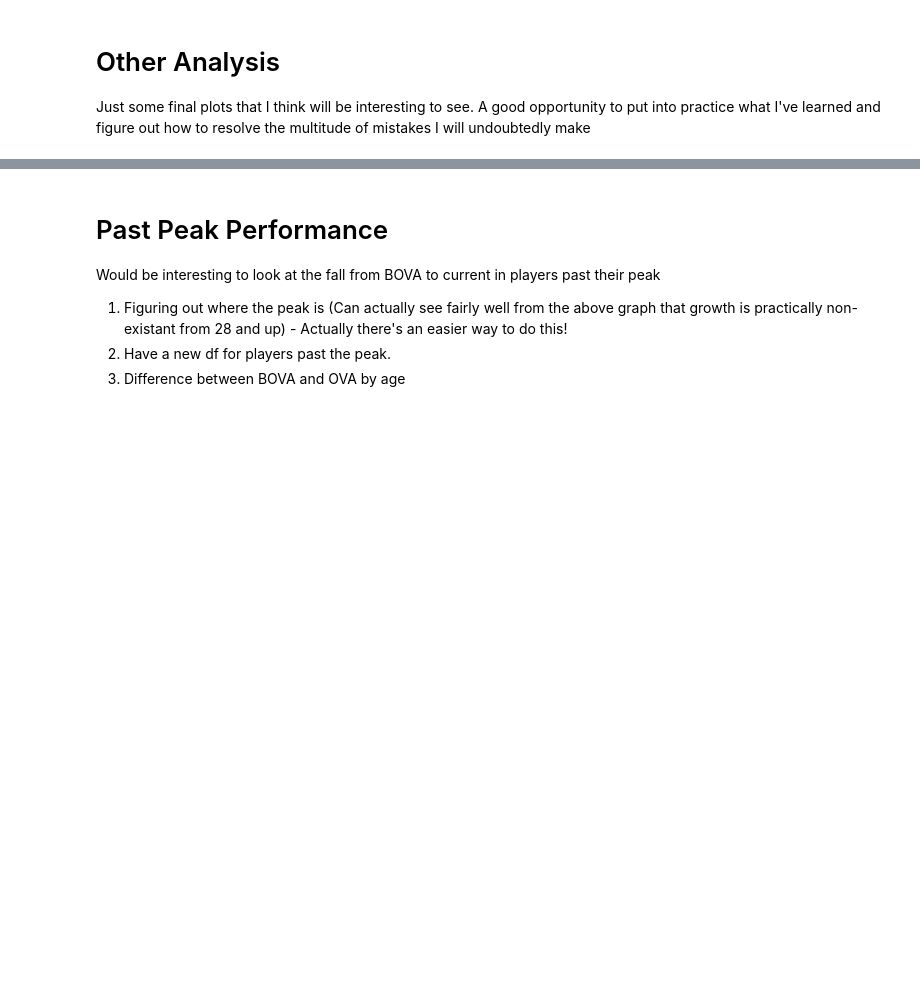
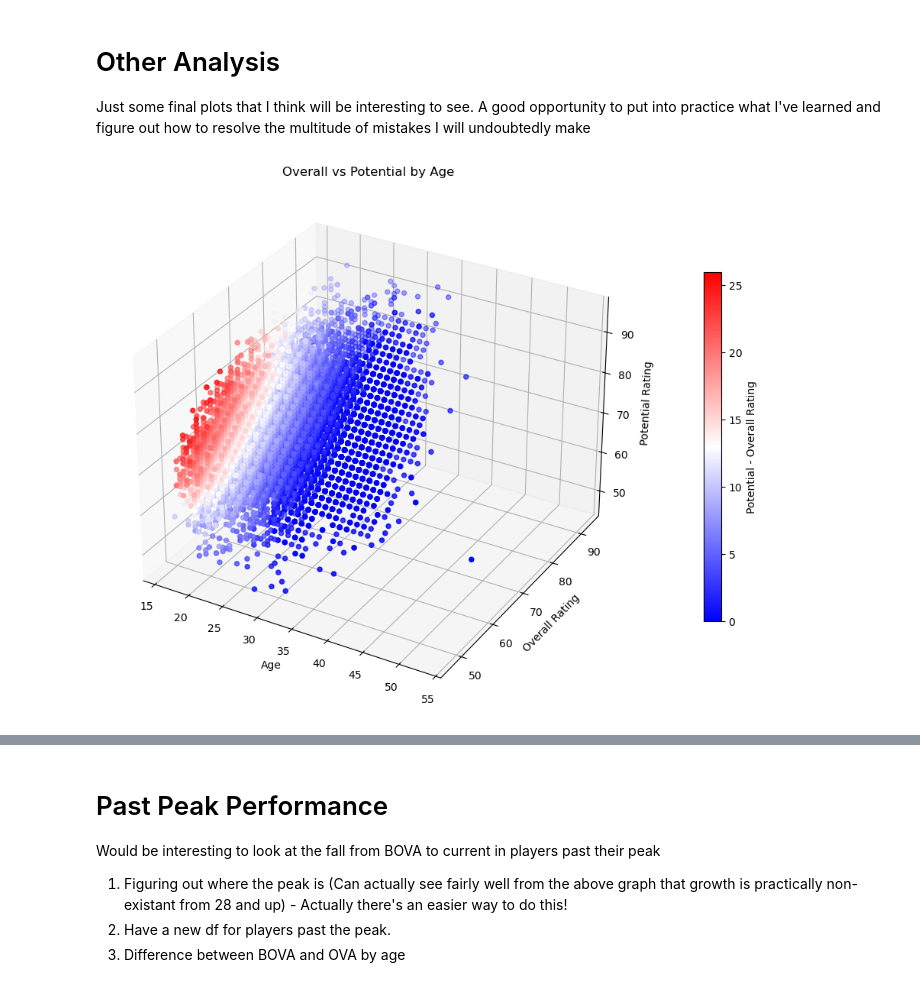
Before and after one commit to BenjaminDWood/FIFA, a Jupyter notebook: FIFA_Preprocessed.ipynb, the cells around one changed output, grey strips where cells are left out. Drawn from its saved outputs; the diff is of its cells as text; code cells hidden in the pictures; blank space fills up the shorter version.

```diff
--- a/FIFA_Preprocessed.ipynb
+++ b/FIFA_Preprocessed.ipynb
@@ -376,19 +376,25 @@ plt.show()
 Just some final plots that I think will be interesting to see. A good opportunity to put into practice what I've learned and figure out how to resolve the multitude of mistakes I will undoubtedly make
 # %%
 #Relationship between OVA and POT by Age
+#This graph isn't really suitable for what I'm attempting to show, but I've left for learning's sake.
 
-fig = plt.figure(figsize=(10, 7))
+fig = plt.figure(figsize=(12, 9))
 ax = fig.add_subplot(111, projection='3d')
 
-ax.scatter(df['Age'], df['OVA'], df['POT'],
-           c=df['POT'] - df['OVA'], cmap='viridis', s=20)
+scatter = ax.scatter(df['Age'], df['OVA'], df['POT'],
+           c=df['POT'] - df['OVA'], cmap='bwr', s=19)
 
 ax.set_xlabel('Age')
 ax.set_ylabel('Overall Rating')
 ax.set_zlabel('Potential Rating')
 ax.set_title('Overall vs Potential by Age')
 
+cbar = fig.colorbar(scatter, ax=ax, pad=0.1, shrink=0.66)
+cbar.set_label('Potential - Overall Rating')
+
 plt.show()
+# %% [output]
+[figure, added]
 # %%
 pivot = df.pivot_table(index='OVA', columns='Age', values='POT', aggfunc='mean')
 
```
Also changed, not shown: parts of 3 cells of this notebook.
